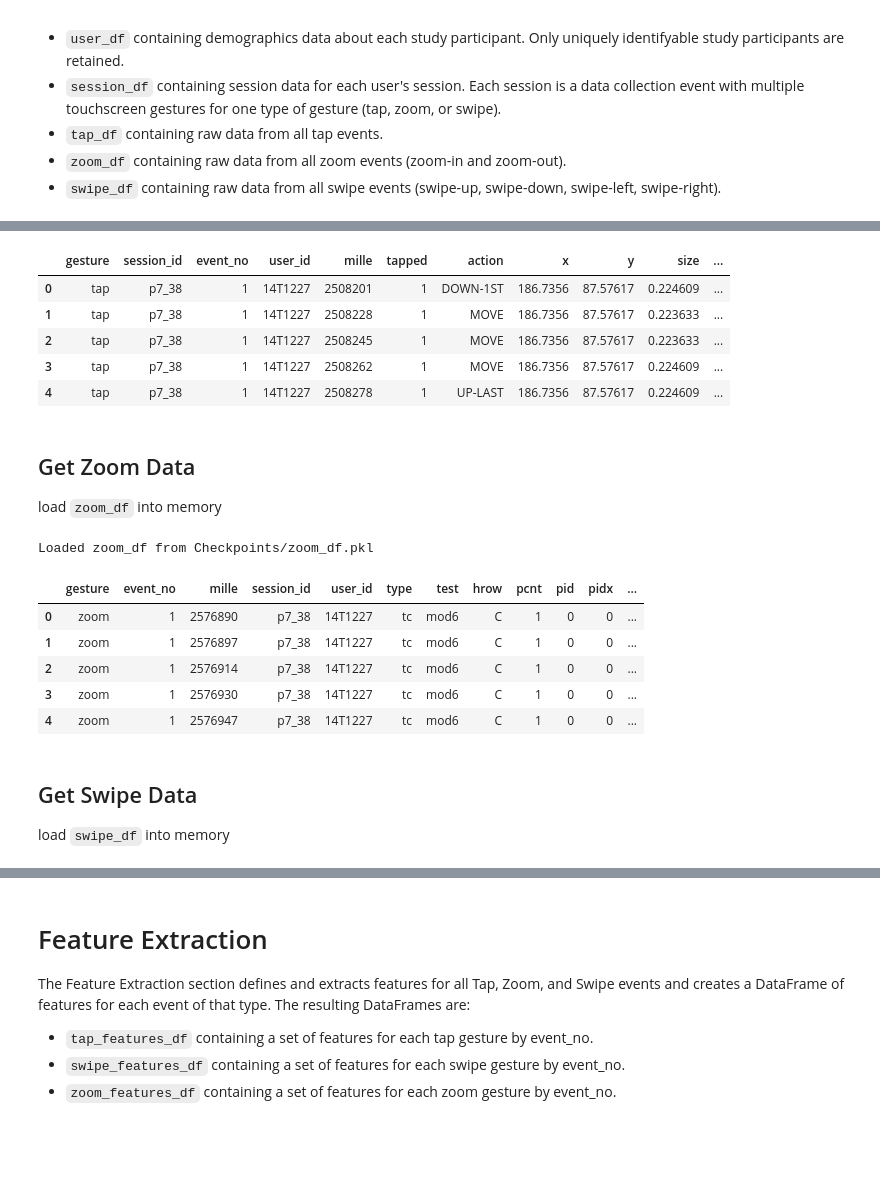
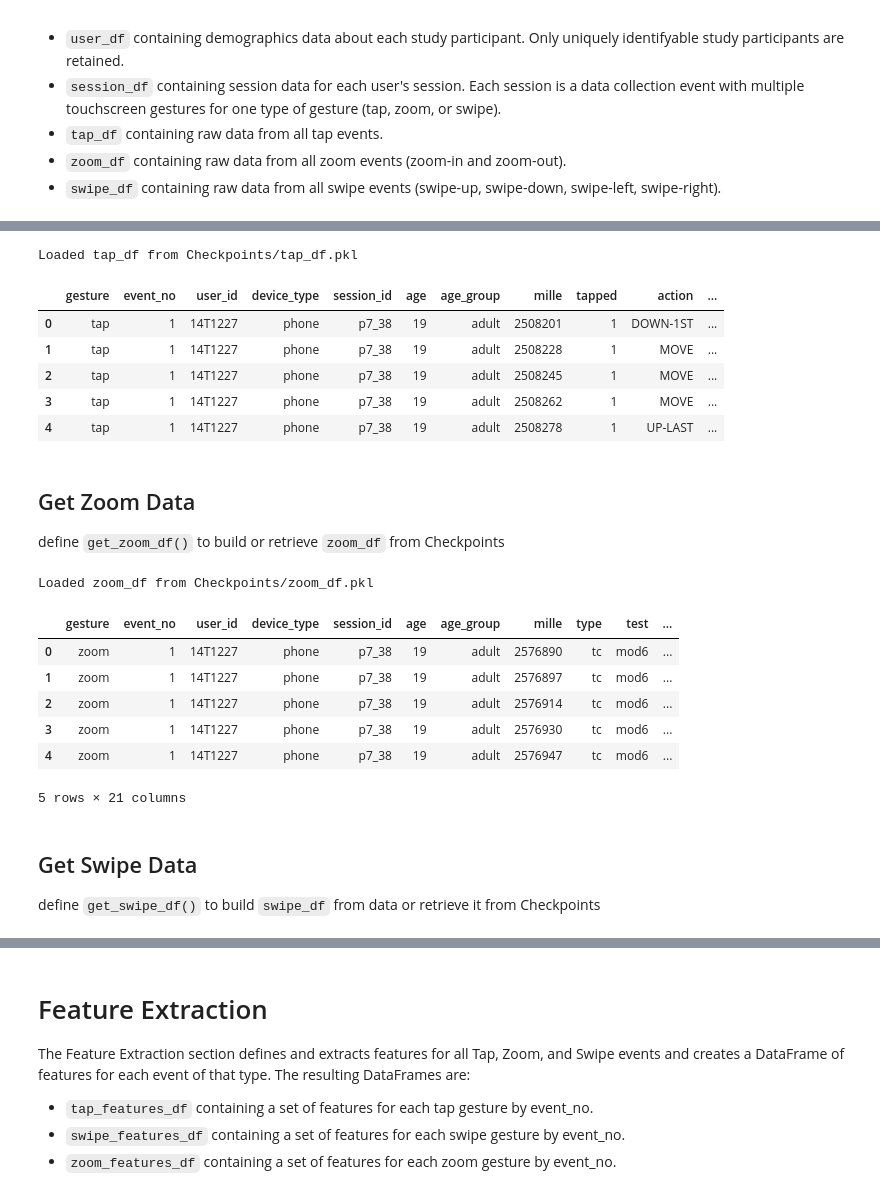
Before and after one commit to tbirms/ChildSafetyProject, a Jupyter notebook: Notebooks/age-group-classification-parallel-fusion.ipynb, the cells around one changed output, grey strips where cells are left out. Cells and saved outputs as stored; diff of their text form; code cells hidden in the pictures; blank space fills up the shorter version.

```diff
--- a/Notebooks/age-group-classification-parallel-fusion.ipynb
+++ b/Notebooks/age-group-classification-parallel-fusion.ipynb
@@ -566,15 +558,16 @@ Loaded tap_df from Checkpoints/tap_df.pkl
 # %%
-tap_df.head()
+get_tap_df().head()
 # %% [output]
+Loaded tap_df from Checkpoints/tap_df.pkl
-|  | gesture | session_id | event_no | user_id | mille | tapped | action | x | y | size | ... |
-| 0 | tap | p7_38 | 1 | 14T1227 | 2508201 | 1 | DOWN-1ST | 186.7356 | 87.57617 | 0.224609 | ... |
-| 1 | tap | p7_38 | 1 | 14T1227 | 2508228 | 1 | MOVE | 186.7356 | 87.57617 | 0.223633 | ... |
-| 2 | tap | p7_38 | 1 | 14T1227 | 2508245 | 1 | MOVE | 186.7356 | 87.57617 | 0.223633 | ... |
-| 3 | tap | p7_38 | 1 | 14T1227 | 2508262 | 1 | MOVE | 186.7356 | 87.57617 | 0.224609 | ... |
-| 4 | tap | p7_38 | 1 | 14T1227 | 2508278 | 1 | UP-LAST | 186.7356 | 87.57617 | 0.224609 | ... |
+|  | gesture | event_no | user_id | device_type | session_id | age | age_group | mille | tapped | action | ... |
+| 0 | tap | 1 | 14T1227 | phone | p7_38 | 19 | adult | 2508201 | 1 | DOWN-1ST | ... |
+| 1 | tap | 1 | 14T1227 | phone | p7_38 | 19 | adult | 2508228 | 1 | MOVE | ... |
+| 2 | tap | 1 | 14T1227 | phone | p7_38 | 19 | adult | 2508245 | 1 | MOVE | ... |
+| 3 | tap | 1 | 14T1227 | phone | p7_38 | 19 | adult | 2508262 | 1 | MOVE | ... |
+| 4 | tap | 1 | 14T1227 | phone | p7_38 | 19 | adult | 2508278 | 1 | UP-LAST | ... |
 # %% [markdown]
 ## Get Zoom Data
-load `zoom_df` into memory
+define `get_zoom_df()` to build or retrieve `zoom_df` from Checkpoints
 # %%
 def get_zoom_df():
 
@@ -596,6 +589,7 @@ def build_zoom_df():
     file_df = pd.DataFrame()
     file_dfs = list()
     zoom_df = pd.DataFrame()
+    user_df = get_user_df()
     session_df = get_session_df()
 
     # Select Event Source:
@@ -645,11 +639,27 @@ def build_zoom_df():
             if 'src' in file_df:
                 file_df = file_df.drop(columns=['src'])
 
-            # Insert gesture, user_id, and session_id
+            # get user id
             user_id = session_df.loc[session_df['session_id']
                                      == session_id, 'user_id'].iloc[0]
-            file_df.insert(1, 'session_id', session_id)
-            file_df.insert(2, 'user_id', user_id)
+
+            # get age
+            age = user_df.loc[user_df['user_id'] == user_id, 'age'].iloc[0]
+
+            # get age group
+            age_group = user_df.loc[user_df['user_id']
+                                    == user_id, 'age_group'].iloc[0]
+
+            # get device type
+            device_type = session_df.loc[session_df['session_id']
+                                         == session_id, 'device_type'].iloc[0]
+
+            # Insert gesture, user_id, and session_id
+            file_df.insert(0, 'user_id', user_id)
+            file_df.insert(1, 'device_type', device_type)
+            file_df.insert(2, 'session_id', session_id)
+            file_df.insert(3, 'age', age)
+            file_df.insert(4, 'age_group', age_group)
 
             # Append to list of all file dataframes
             file_dfs.append(file_df)
@@ -694,24 +704,20 @@ def build_zoom_df():
     zoom_df['vy'] = zoom_df['vy'].replace([np.inf, -np.inf], 0)
 
     return zoom_df
-
-
-# return zoom_df as global variable
-zoom_df = get_zoom_df()
-# %% [output]
-Loaded zoom_df from Checkpoints/zoom_df.pkl
 # %%
-zoom_df.head()
+get_zoom_df().head()
 # %% [output]
+Loaded zoom_df from Checkpoints/zoom_df.pkl
-|  | gesture | event_no | mille | session_id | user_id | type | test | hrow | pcnt | pid | pidx | ... |
-| 0 | zoom | 1 | 2576890 | p7_38 | 14T1227 | tc | mod6 | C | 1 | 0 | 0 | ... |
-| 1 | zoom | 1 | 2576897 | p7_38 | 14T1227 | tc | mod6 | C | 1 | 0 | 0 | ... |
-| 2 | zoom | 1 | 2576914 | p7_38 | 14T1227 | tc | mod6 | C | 1 | 0 | 0 | ... |
-| 3 | zoom | 1 | 2576930 | p7_38 | 14T1227 | tc | mod6 | C | 1 | 0 | 0 | ... |
-| 4 | zoom | 1 | 2576947 | p7_38 | 14T1227 | tc | mod6 | C | 1 | 0 | 0 | ... |
+|  | gesture | event_no | user_id | device_type | session_id | age | age_group | mille | type | test | ... |
+| 0 | zoom | 1 | 14T1227 | phone | p7_38 | 19 | adult | 2576890 | tc | mod6 | ... |
+| 1 | zoom | 1 | 14T1227 | phone | p7_38 | 19 | adult | 2576897 | tc | mod6 | ... |
+| 2 | zoom | 1 | 14T1227 | phone | p7_38 | 19 | adult | 2576914 | tc | mod6 | ... |
+| 3 | zoom | 1 | 14T1227 | phone | p7_38 | 19 | adult | 2576930 | tc | mod6 | ... |
+| 4 | zoom | 1 | 14T1227 | phone | p7_38 | 19 | adult | 2576947 | tc | mod6 | ... |
+5 rows × 21 columns
-# %% [markdown]
-## Get Swipe Data
-load `swipe_df` into memory
+# %% [markdown]
+## Get Swipe Data
+define `get_swipe_df()` to build `swipe_df` from data or retrieve it from Checkpoints
 # %%
 def get_swipe_df():
 
```
Also changed, not shown: parts of 71 cells of this notebook.
